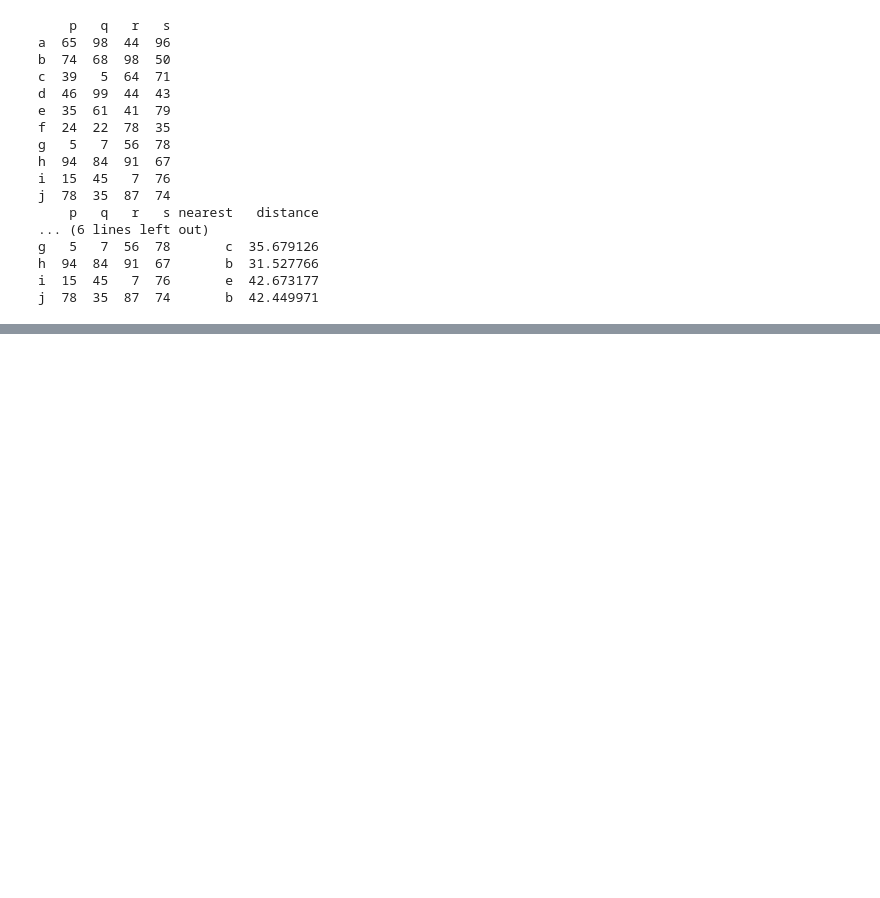
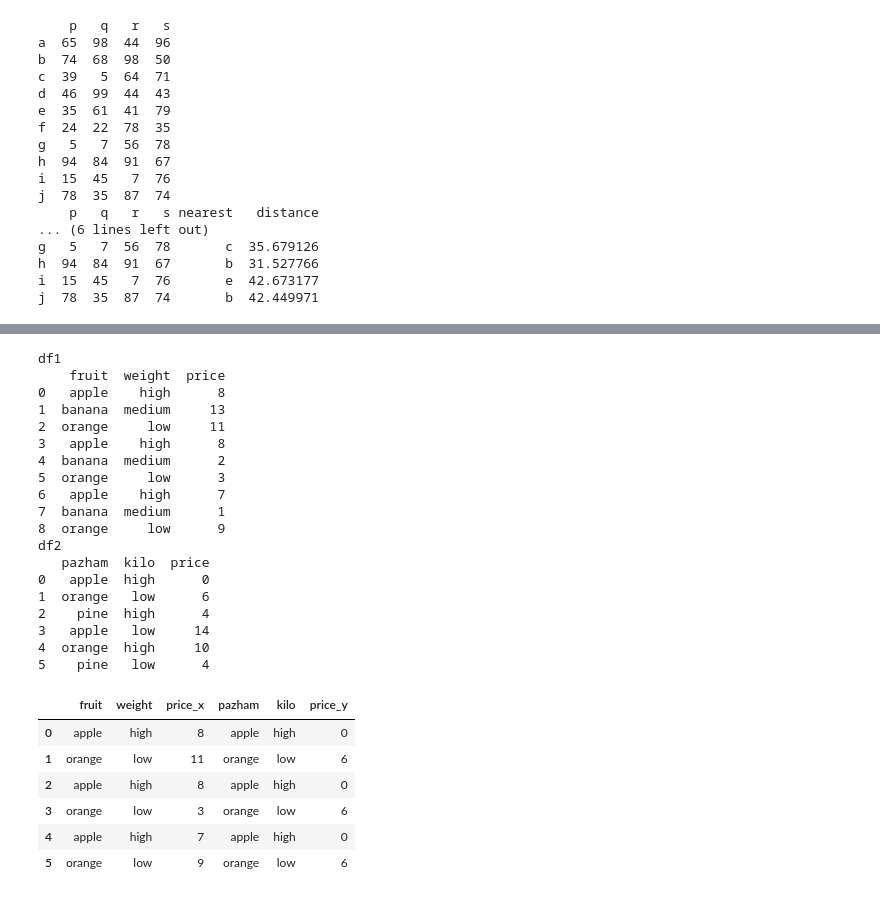
Before and after one commit to FredBrit/fluent_python, a Jupyter notebook: pandas_tasks.ipynb, the cells around one changed output, grey strips where cells are left out. Cells and saved outputs as stored; diff of their text form; code cells hidden in the pictures; blank space fills up the shorter version.

```diff
--- a/pandas_tasks.ipynb
+++ b/pandas_tasks.ipynb
@@ -1558,0 +1797,46 @@ j  78  35  87  74       b  42.449971
+# %%
+# join датафреймов по нескольким полям
+
+df1 = pd.DataFrame({'fruit': ['apple', 'banana', 'orange'] * 3,
+                    'weight': ['high', 'medium', 'low'] * 3,
+                    'price': np.random.randint(0, 15, 9)})
+
+df2 = pd.DataFrame({'pazham': ['apple', 'orange', 'pine'] * 2,
+                    'kilo': ['high', 'low'] * 3,
+                    'price': np.random.randint(0, 15, 6)})
+
+print('df1')
+print(df1)
+
+print('df2')
+print(df2)
+
+df_join=df1.merge(df2, how='inner', left_on=['fruit','weight'], right_on=['pazham','kilo'])
+df_join
+# %% [output]
+df1
+    fruit  weight  price
+0   apple    high      8
+1  banana  medium     13
+2  orange     low     11
+3   apple    high      8
+4  banana  medium      2
+5  orange     low      3
+6   apple    high      7
+7  banana  medium      1
+8  orange     low      9
+df2
+   pazham  kilo  price
+0   apple  high      0
+1  orange   low      6
+2    pine  high      4
+3   apple   low     14
+4  orange  high     10
+5    pine   low      4
+|  | fruit | weight | price_x | pazham | kilo | price_y |
+| 0 | apple | high | 8 | apple | high | 0 |
+| 1 | orange | low | 11 | orange | low | 6 |
+| 2 | apple | high | 8 | apple | high | 0 |
+| 3 | orange | low | 3 | orange | low | 6 |
+| 4 | apple | high | 7 | apple | high | 0 |
+| 5 | orange | low | 9 | orange | low | 6 |
```
Also changed, not shown: parts of 10 cells of this notebook.
